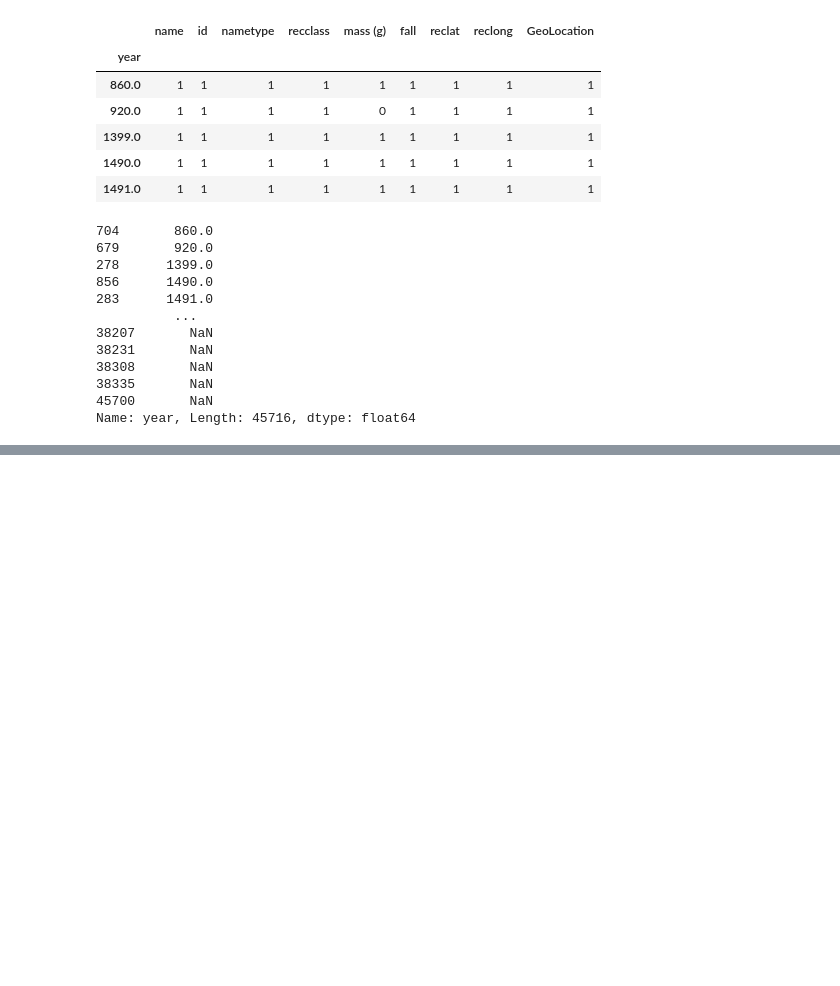
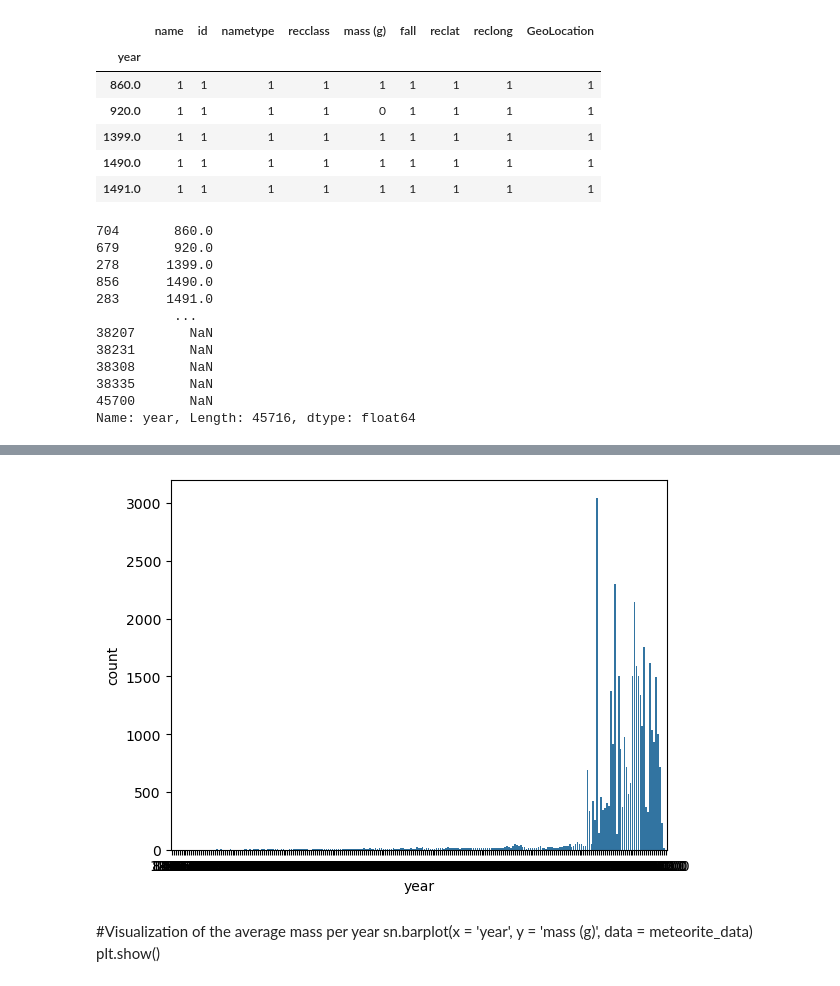
Before and after one commit to kbutler762/meteoriteData, a Jupyter notebook: Meteorites.ipynb, the cells around one changed output, grey strips where cells are left out. Cells and saved outputs as stored; diff of their text form; code cells hidden in the pictures; blank space fills up the shorter version.

```diff
--- a/Meteorites.ipynb
+++ b/Meteorites.ipynb
@@ -49,0 +120,10 @@ Name: year, Length: 45716, dtype: float64
+# %%
+#Setting up a plot of the year found distribution
+sn.countplot(x='year', data = meteorite_data)
+plt.show()
+# %% [output]
+[figure, added]
+# %% [markdown]
+#Visualization of the average mass per year
+sn.barplot(x = 'year', y = 'mass (g)', data = meteorite_data)
+plt.show()
```
Also changed, not shown: parts of 18 cells of this notebook.
